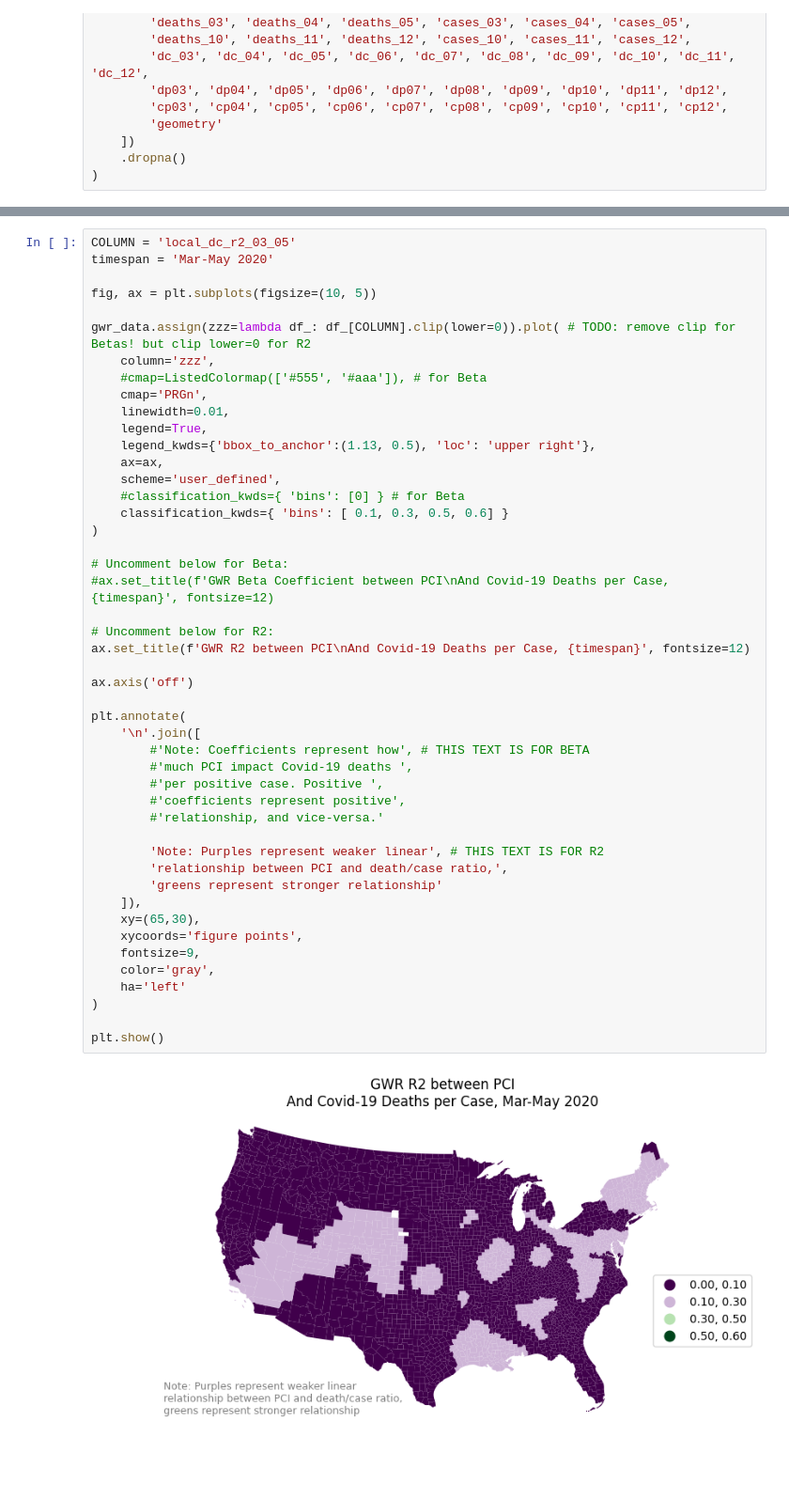
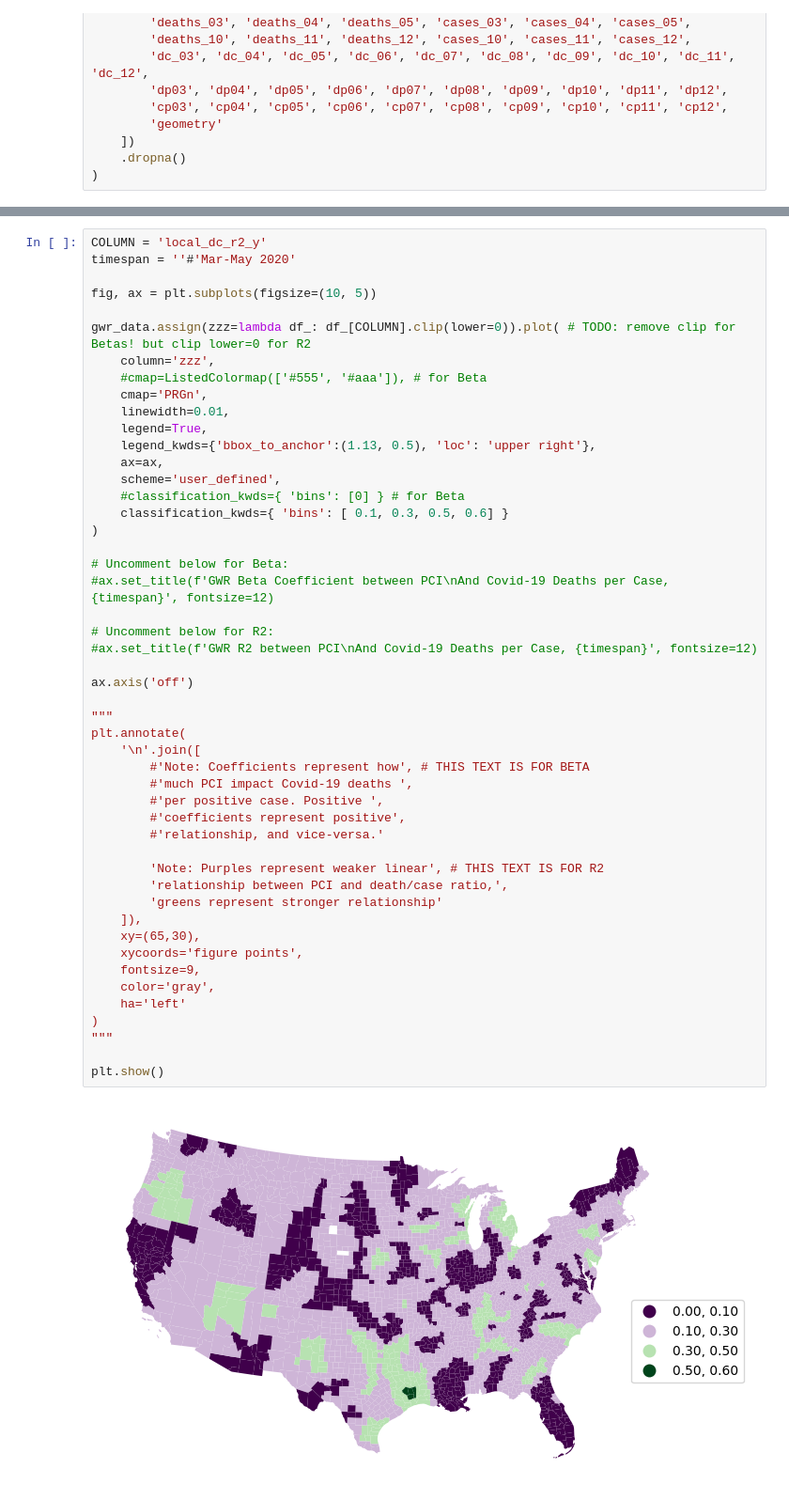
Before and after one commit to ilyankou/wuhan-geoinformatics, a Jupyter notebook: Project.ipynb, the cells around one changed output, grey strips where cells are left out. Shown at 94% size. Saved outputs shown, nothing was run; the diff lists cells and outputs as text; blank space fills up the shorter version.

```diff
--- a/Project.ipynb
+++ b/Project.ipynb
@@ -971,6 +969,6 @@ Wall time: 24 s
 # %%
-COLUMN = 'local_dc_r2_03_05'
-timespan = 'Mar-May 2020'
+COLUMN = 'local_dc_r2_y'
+timespan = ''#'Mar-May 2020'
 
 fig, ax = plt.subplots(figsize=(10, 5))
 
@@ -988,32 +986,34 @@ gwr_data.assign(zzz=lambda df_: df_[COLUMN].clip(lower=0)).plot( # TODO: remove
 )
 
 # Uncomment below for Beta:
 #ax.set_title(f'GWR Beta Coefficient between PCI\nAnd Covid-19 Deaths per Case, {timespan}', fontsize=12)
 
 # Uncomment below for R2:
-ax.set_title(f'GWR R2 between PCI\nAnd Covid-19 Deaths per Case, {timespan}', fontsize=12)
+#ax.set_title(f'GWR R2 between PCI\nAnd Covid-19 Deaths per Case, {timespan}', fontsize=12)
 
 ax.axis('off')
 
+"""
 plt.annotate(
     '\n'.join([
         #'Note: Coefficients represent how', # THIS TEXT IS FOR BETA
         #'much PCI impact Covid-19 deaths ',
         #'per positive case. Positive ',
         #'coefficients represent positive',
         #'relationship, and vice-versa.'
 
         'Note: Purples represent weaker linear', # THIS TEXT IS FOR R2
         'relationship between PCI and death/case ratio,',
         'greens represent stronger relationship'
     ]),
     xy=(65,30),
     xycoords='figure points',
     fontsize=9,
     color='gray',
     ha='left'
 )
+"""
 
 plt.show()
 # %% [output]
-[figure, old version]
+[figure, new version]
```
Also changed, not shown: parts of 28 cells of this notebook, 11 other files.
